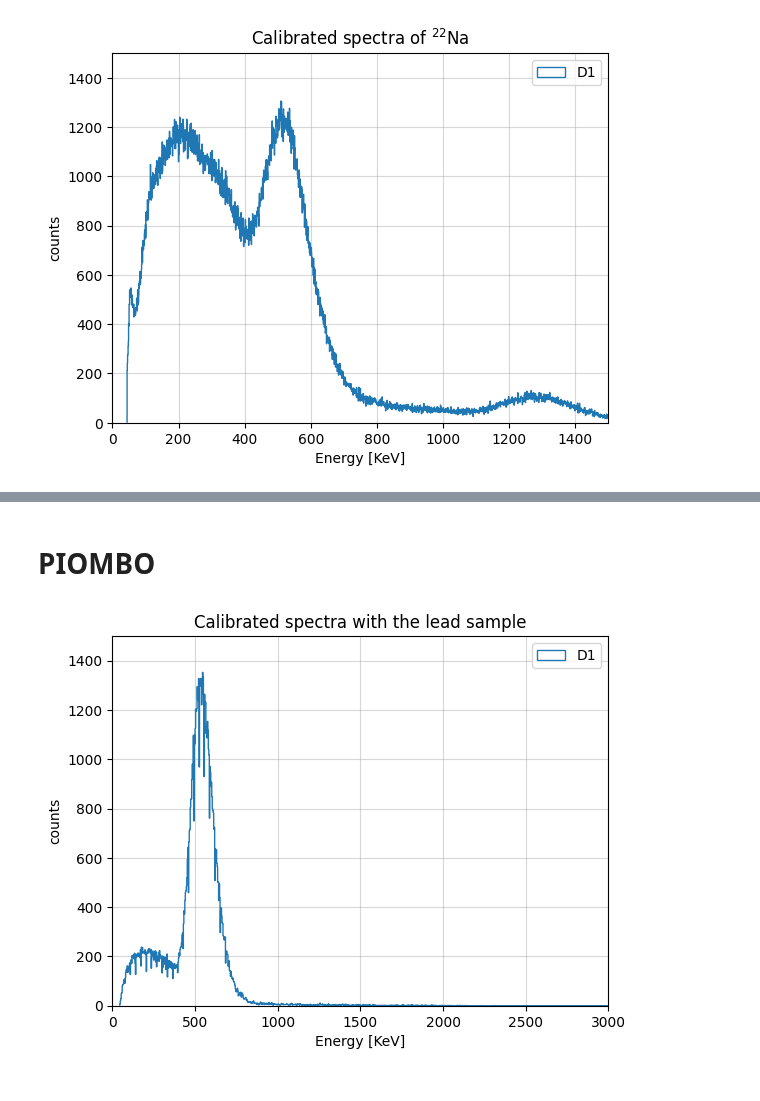
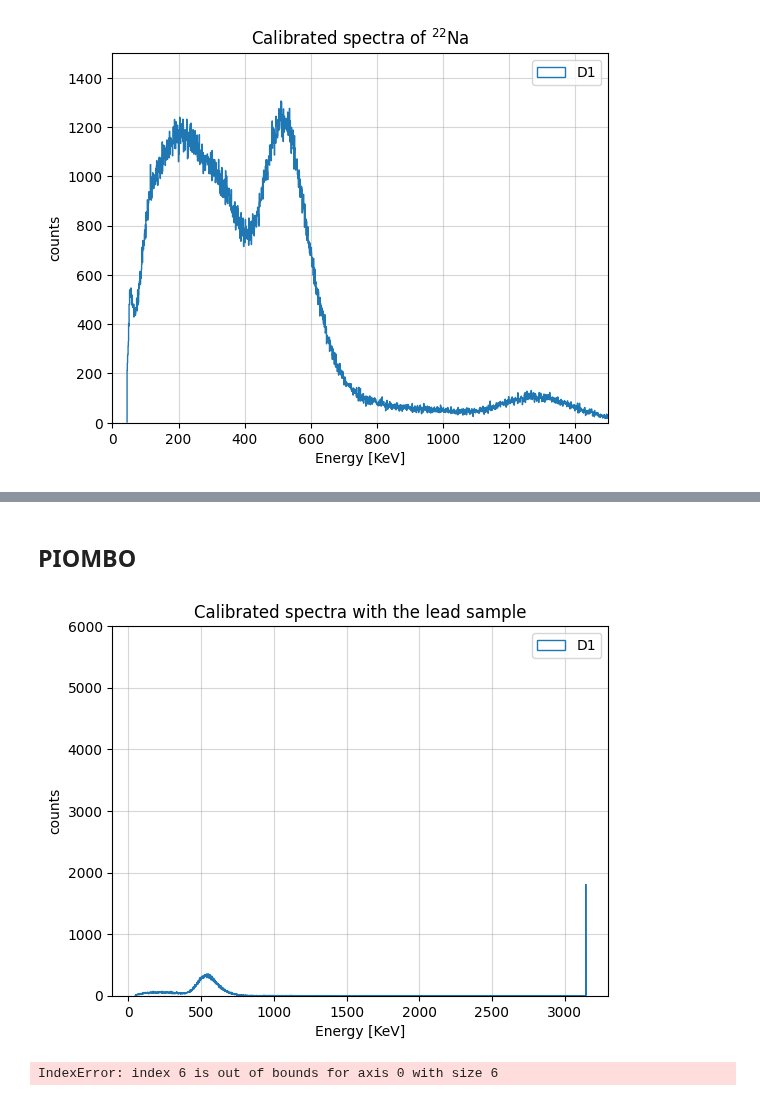
Before and after one commit to b3n3d3tt4/imaging, a Jupyter notebook: analisi.ipynb, the cells around one changed output, grey strips where cells are left out. Drawn from its saved outputs; the diff is of its cells as text; code cells hidden in the pictures.

```diff
--- a/analisi.ipynb
+++ b/analisi.ipynb
@@ -216,5 +243,5 @@ hm_d8_calib = hm_d8*calibrazioneD8[0]+calibrazioneD8[1]
 # %% [markdown]
-# PIOMBO
+## PIOMBO
 # %%
 piombo_d1 = uproot.open('data_imaging\\group23_30min_lead_21000+22000+22000forward\\RAW\\DataR_CH0@DT5720B_781_group23_30min_lead_21000+22000+22000forward.root')
 piombo_d2 = uproot.open('data_imaging\\group23_30min_lead_21000+22000+22000forward\\RAW\\DataR_CH1@DT5720B_781_group23_30min_lead_21000+22000+22000forward.root')
@@ -227,36 +254,53 @@ piombo_d8 = uproot.open('data_imaging\\group23_30min_lead_21000+22000+22000forwa
 # %%
 pb_d1 = np.asarray(piombo_d1['Data_R;1']['Energy'].array())
 pb_d1_calib = pb_d1*calibrazioneD1[0]+calibrazioneD1[1]
+pb_d1_def = pb_d1_calib[pb_d1_calib != 0]
 
 pb_d2 = np.asarray(piombo_d2['Data_R;1']['Energy'].array())
 pb_d2_calib = pb_d2*calibrazioneD2[0]+calibrazioneD2[1]
+pb_d2_def = pb_d2_calib[pb_d2_calib != 0]
 
 pb_d3 = np.asarray(piombo_d3['Data_R;1']['Energy'].array())
-pb_d3_calib = pb_d3*calibrazioneD3[0]+calibrazioneD3[1]
+pb_d3_calib = pb_d3 * calibrazioneD3[0] + calibrazioneD3[1]
+pb_d3_def = pb_d3_calib[pb_d3_calib != 0]
 
 pb_d4 = np.asarray(piombo_d4['Data_R;1']['Energy'].array())
-pb_d4_calib = pb_d4*calibrazioneD4[0]+calibrazioneD4[1]
+pb_d4_calib = pb_d4 * calibrazioneD4[0] + calibrazioneD4[1]
+pb_d4_def = pb_d4_calib[pb_d4_calib != 0]
 
 pb_d5 = np.asarray(piombo_d5['Data_R;1']['Energy'].array())
-pb_d5_calib = pb_d1*calibrazioneD5[0]+calibrazioneD5[1]
+pb_d5_calib = pb_d5 * calibrazioneD5[0] + calibrazioneD5[1]
+pb_d5_def = pb_d5_calib[pb_d5_calib != 0]
 
 pb_d6 = np.asarray(piombo_d6['Data_R;1']['Energy'].array())
-pb_d6_calib = pb_d6*calibrazioneD6[0]+calibrazioneD6[1]
+pb_d6_calib = pb_d6 * calibrazioneD6[0] + calibrazioneD6[1]
+pb_d6_def = pb_d6_calib[pb_d6_calib != 0]
 
 pb_d7 = np.asarray(piombo_d7['Data_R;1']['Energy'].array())
-pb_d7_calib = pb_d7*calibrazioneD7[0]+calibrazioneD7[1]
+pb_d7_calib = pb_d7 * calibrazioneD7[0] + calibrazioneD7[1]
+pb_d7_def = pb_d7_calib[pb_d7_calib != 0]
 
 pb_d8 = np.asarray(piombo_d8['Data_R;1']['Energy'].array())
-pb_d8_calib = pb_d8*calibrazioneD8[0]+calibrazioneD8[1]
+pb_d8_calib = pb_d8 * calibrazioneD8[0] + calibrazioneD8[1]
+pb_d8_def = pb_d8_calib[pb_d8_calib != 0]
+
+pb_def = [pb_d1_def, pb_d2_def, pb_d3_def, pb_d4_def, pb_d5_def, pb_d6_def, pb_d7_def, pb_d8_def]
 # %%
-plt.hist(pb_d1_calib, bins=int(pb_d1_calib.max()/3), histtype='step', label='D1')
+plt.hist(pb_d1_def, bins=int(pb_d1.max()), histtype='step', label='D1')
+# plt.hist(pb_d2_def, bins=int(pb_d2.max()), histtype='step', label='D2')
+# plt.hist(pb_d3_def, bins=int(pb_d3.max()), histtype='step', label='D3')
+# plt.hist(pb_d4_def, bins=int(pb_d4.max()), histtype='step', label='D4')
+# plt.hist(pb_d5_def, bins=int(pb_d5.max()), histtype='step', label='D5')
+# plt.hist(pb_d6_def, bins=int(pb_d6.max()), histtype='step', label='D6')
+# plt.hist(pb_d7_def, bins=int(pb_d7.max()), histtype='step', label='D7')
+# plt.hist(pb_d8_def, bins=int(pb_d8.max()), histtype='step', label='D8')
 plt.title(r'Calibrated spectra with the lead sample')
 plt.xlabel('Energy [KeV]')
 plt.ylabel('counts')
-plt.ylim(0, 1500)
-plt.xlim(0, 3000)
+plt.ylim(0, 6000)
+# plt.xlim(0, 400)
 plt.grid(alpha=0.5)
 plt.legend()
 plt.show()
 # %% [output]
-[figure, old version]
+[figure, new version]
@@ -262,0 +309,8 @@ plt.show()
+# %%
+mu_piombo = []
+for i in range(len(pb_def)):
+    mu_piombo.append(-np.log(pb_def[i]/hm_def[i])/x_eff[i])
+
+mu_piombo
+# %% [output]
+IndexError: index 6 is out of bounds for axis 0 with size 6
```
Also changed, not shown: parts of 8 cells of this notebook.
